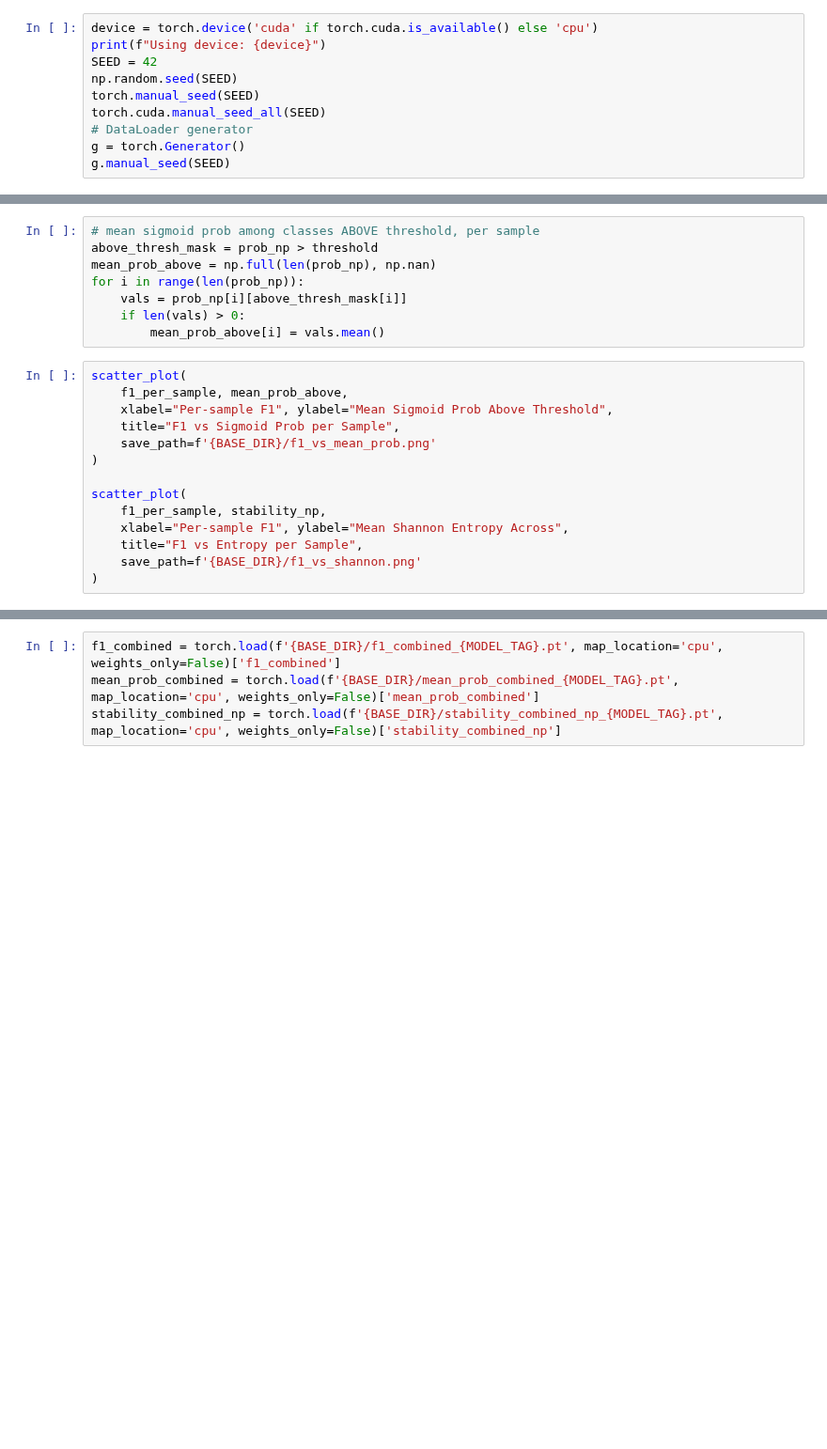
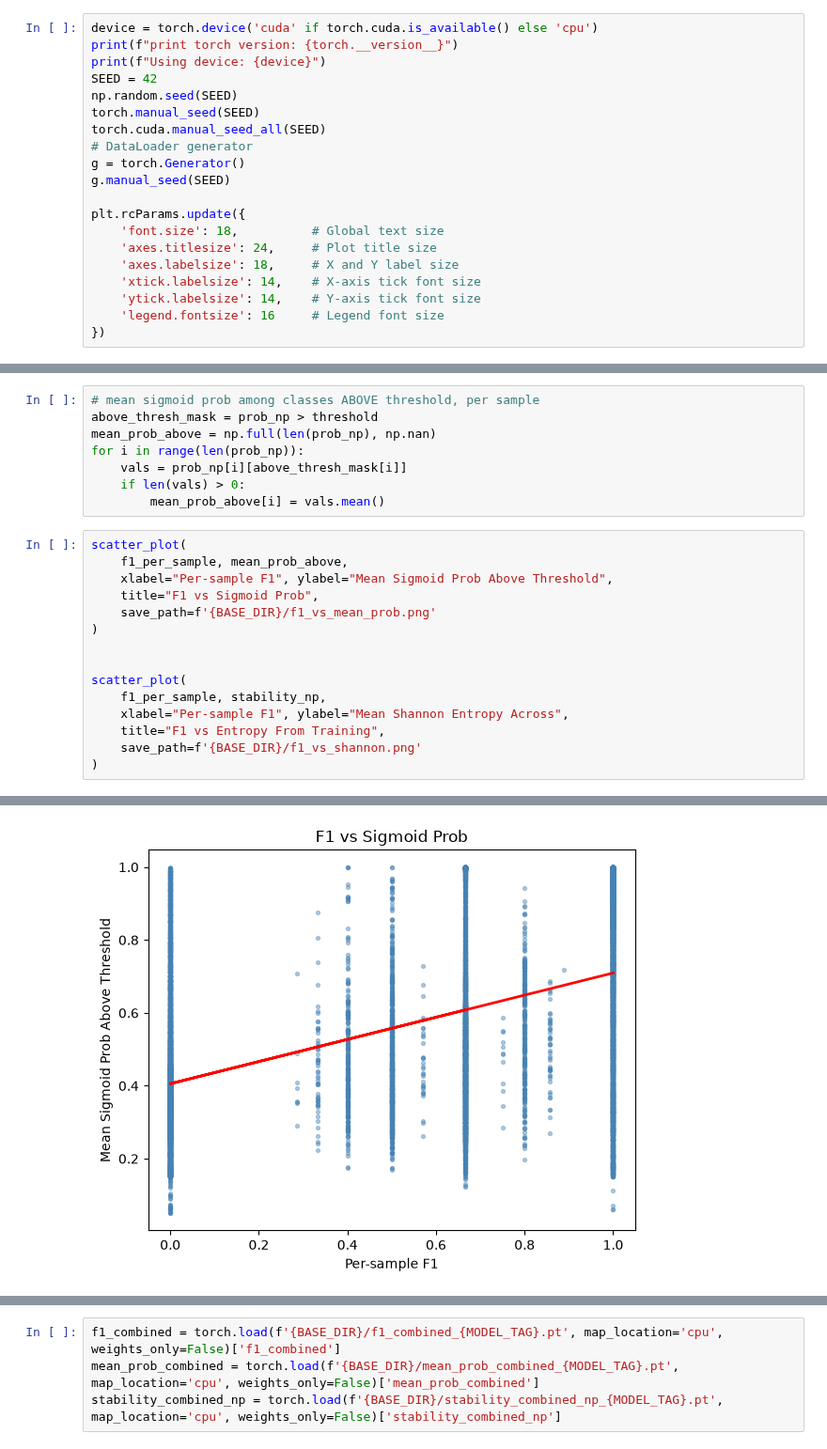
Before and after one commit to ShinLin94/DNN-Decision-Uncertainty-Quantification, a Jupyter notebook: 12_plotting.ipynb, the cells around one changed output, grey strips where cells are left out. Shown at 94% size. Cells and saved outputs as stored; diff of their text form; blank space fills up the shorter version.

Commit message:
last changes and plotting things

```diff
--- a/12_plotting.ipynb
+++ b/12_plotting.ipynb
@@ -23,5 +27,6 @@ WORKERS = 4  # for DataLoader num_workers
 # %%
 device = torch.device('cuda' if torch.cuda.is_available() else 'cpu')
+print(f"print torch version: {torch.__version__}")
 print(f"Using device: {device}")
 SEED = 42
 np.random.seed(SEED)
@@ -30,3 +35,12 @@ torch.cuda.manual_seed_all(SEED)
 # DataLoader generator
 g = torch.Generator()
 g.manual_seed(SEED)
+
+plt.rcParams.update({
+    'font.size': 18,          # Global text size
+    'axes.titlesize': 24,     # Plot title size
+    'axes.labelsize': 18,     # X and Y label size
+    'xtick.labelsize': 14,    # X-axis tick font size
+    'ytick.labelsize': 14,    # Y-axis tick font size
+    'legend.fontsize': 16     # Legend font size
+})
@@ -189,13 +345,15 @@ for i in range(len(prob_np)):
 scatter_plot(
     f1_per_sample, mean_prob_above,
     xlabel="Per-sample F1", ylabel="Mean Sigmoid Prob Above Threshold",
-    title="F1 vs Sigmoid Prob per Sample",
+    title="F1 vs Sigmoid Prob",
     save_path=f'{BASE_DIR}/f1_vs_mean_prob.png'
 )
+
 
 scatter_plot(
     f1_per_sample, stability_np,
     xlabel="Per-sample F1", ylabel="Mean Shannon Entropy Across",
-    title="F1 vs Entropy per Sample",
+    title="F1 vs Entropy From Training",
     save_path=f'{BASE_DIR}/f1_vs_shannon.png'
 )
+# %% [output]
@@ -201,0 +363 @@ scatter_plot(
+[figure, added]
```
Also changed, not shown: parts of 43 cells of this notebook, 6 other files.
